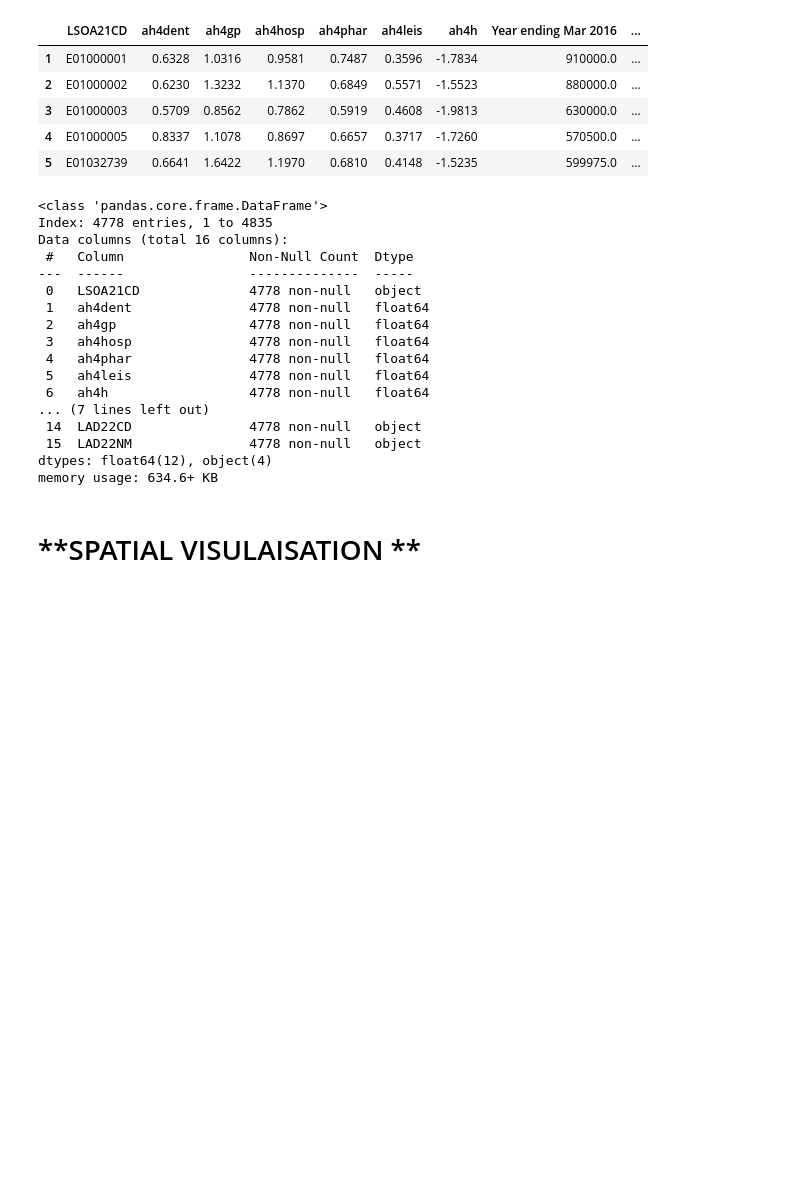
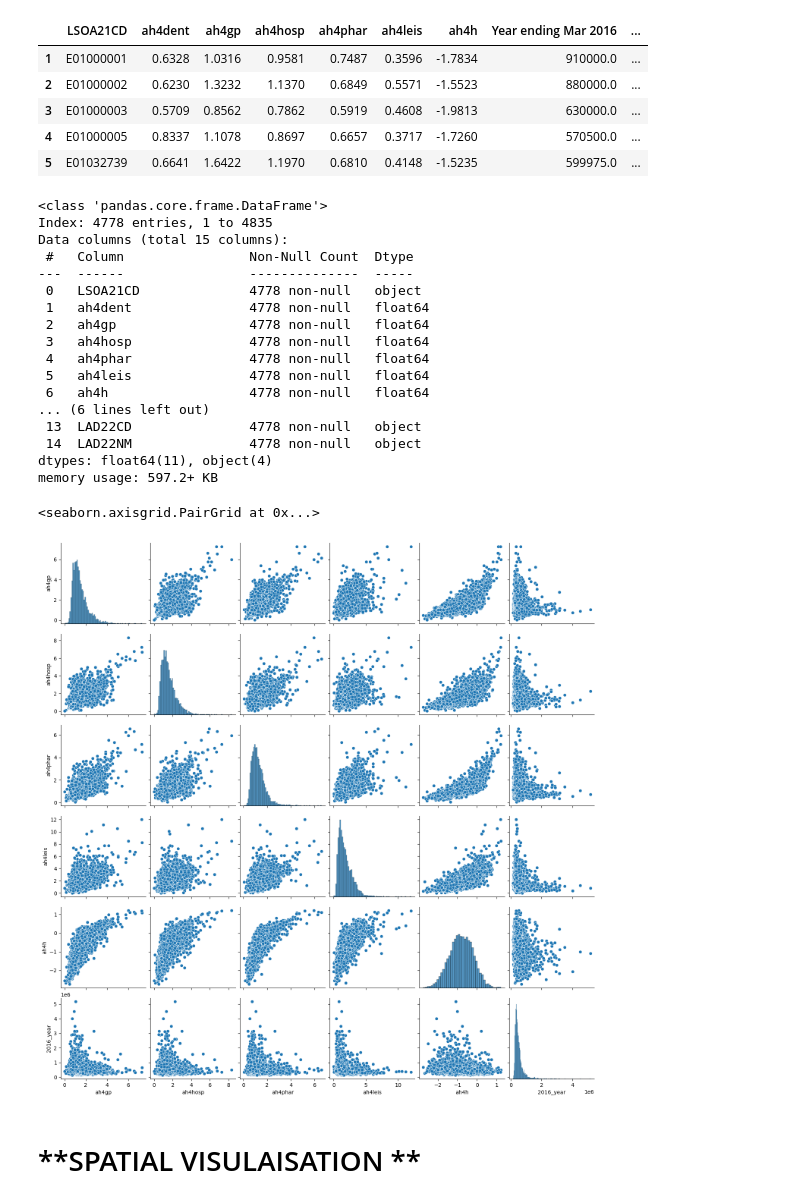
Before and after one commit to Jonathan-C-Barrett/GEOG5990M, a Jupyter notebook: GEOG5003M_Final_Project_template.ipynb, the cells around one changed output. Drawn from its saved outputs; the diff is of its cells as text; code cells hidden in the pictures; blank space fills up the shorter version.

```diff
--- a/GEOG5003M_Final_Project_template.ipynb
+++ b/GEOG5003M_Final_Project_template.ipynb
@@ -273,7 +268,7 @@ health_prop.isnull().sum()
 dtype: int64
 # %%
 #remove duplicated and unneccessary columns from Data base
-health_prop_clean = health_prop.drop(columns=['Code', 'Area', 'LSOA11NM', 'LSOA11CD', 'ObjectId','LAD22NMW'])
+health_prop_clean = health_prop.drop(columns=['Code', 'Area', 'LSOA11NM', 'LSOA11CD', 'ObjectId','LAD22NMW','mean'])
 health_prop_clean.head()
 # %% [output]
 |  | LSOA21CD | ah4dent | ah4gp | ah4hosp | ah4phar | ah4leis | ah4h | Year ending Mar 2016 | ... |
@@ -288,7 +283,7 @@ health_prop_clean.info()
 # %% [output]
 <class 'pandas.core.frame.DataFrame'>
 Index: 4778 entries, 1 to 4835
-Data columns (total 16 columns):
+Data columns (total 15 columns):
  #   Column                Non-Null Count  Dtype
 ---  ------                --------------  -----
  0   LSOA21CD              4778 non-null   object
@@ -298,13 +293,16 @@ Data columns (total 16 columns):
  4   ah4phar               4778 non-null   float64
  5   ah4leis               4778 non-null   float64
  6   ah4h                  4778 non-null   float64
-... (7 lines left out)
- 14  LAD22CD               4778 non-null   object
- 15  LAD22NM               4778 non-null   object
-dtypes: float64(12), object(4)
-memory usage: 634.6+ KB
+... (6 lines left out)
+ 13  LAD22CD               4778 non-null   object
+ 14  LAD22NM               4778 non-null   object
+dtypes: float64(11), object(4)
+memory usage: 597.2+ KB
 # %%
-sns.pairplot(health_prop_clean)
+sns.pairplot(health_prop_clean[['ah4gp', 'ah4hosp', 'ah4phar', 'ah4leis', 'ah4h','2016_year']])
+# %% [output]
+<seaborn.axisgrid.PairGrid at 0x...>
+[figure, added]
 # %% [markdown]
 # **SPATIAL VISULAISATION **
 # %%
```
Also changed, not shown: parts of 2 cells of this notebook.
